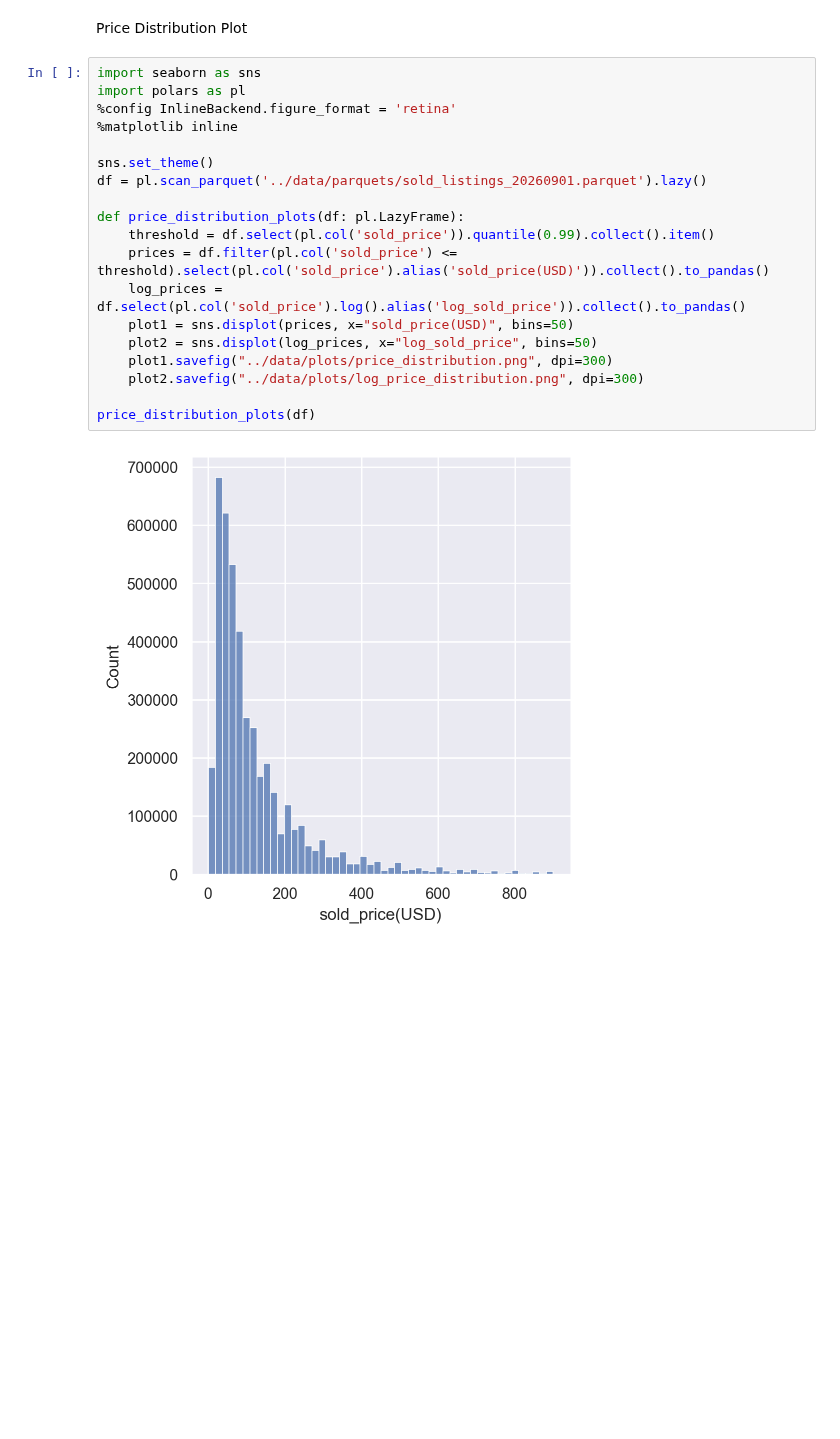
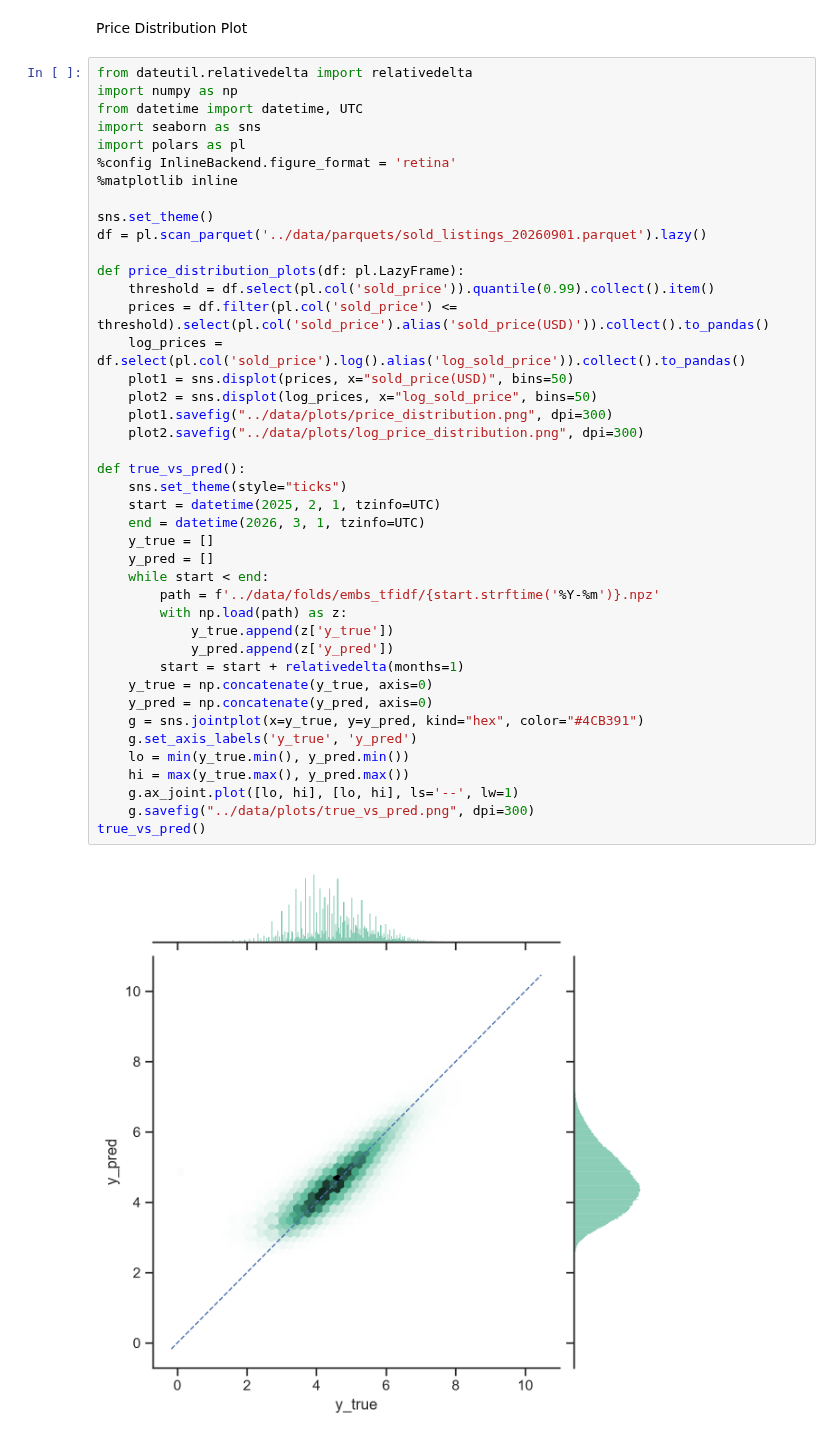
Before and after one commit to mononoawaree/GrailedDataAnalysis, a Jupyter notebook: notebooks/Plots.ipynb, the cells around one changed output. Drawn from its saved outputs; the diff is of its cells as text; blank space fills up the shorter version.

Commit message:
y true vs y pred distribution plot

```diff
--- a/notebooks/Plots.ipynb
+++ b/notebooks/Plots.ipynb
@@ -1,23 +1,46 @@
 # %% [markdown]
 Price Distribution Plot
 # %%
+from dateutil.relativedelta import relativedelta
+import numpy as np
+from datetime import datetime, UTC
 import seaborn as sns
 import polars as pl
 %config InlineBackend.figure_format = 'retina'
 %matplotlib inline
 
 sns.set_theme()
 df = pl.scan_parquet('../data/parquets/sold_listings_20260901.parquet').lazy()
 
 def price_distribution_plots(df: pl.LazyFrame):
     threshold = df.select(pl.col('sold_price')).quantile(0.99).collect().item()
     prices = df.filter(pl.col('sold_price') <= threshold).select(pl.col('sold_price').alias('sold_price(USD)')).collect().to_pandas()
     log_prices = df.select(pl.col('sold_price').log().alias('log_sold_price')).collect().to_pandas()
     plot1 = sns.displot(prices, x="sold_price(USD)", bins=50)
     plot2 = sns.displot(log_prices, x="log_sold_price", bins=50)
     plot1.savefig("../data/plots/price_distribution.png", dpi=300)
     plot2.savefig("../data/plots/log_price_distribution.png", dpi=300)
 
-price_distribution_plots(df)
+def true_vs_pred():
+    sns.set_theme(style="ticks")
+    start = datetime(2025, 2, 1, tzinfo=UTC)
+    end = datetime(2026, 3, 1, tzinfo=UTC)
+    y_true = []
+    y_pred = []
+    while start < end:
+        path = f'../data/folds/embs_tfidf/{start.strftime('%Y-%m')}.npz'
+        with np.load(path) as z:
+            y_true.append(z['y_true'])
+            y_pred.append(z['y_pred'])
+        start = start + relativedelta(months=1)
+    y_true = np.concatenate(y_true, axis=0)
+    y_pred = np.concatenate(y_pred, axis=0)
+    g = sns.jointplot(x=y_true, y=y_pred, kind="hex", color="#4CB391")
+    g.set_axis_labels('y_true', 'y_pred')
+    lo = min(y_true.min(), y_pred.min())
+    hi = max(y_true.max(), y_pred.max())
+    g.ax_joint.plot([lo, hi], [lo, hi], ls='--', lw=1)
+    g.savefig("../data/plots/true_vs_pred.png", dpi=300)
+true_vs_pred()
 # %% [output]
-[figure, old version]
+[figure, new version]
```
Also changed, not shown: parts of 1 cell of this notebook, 3 other files.
